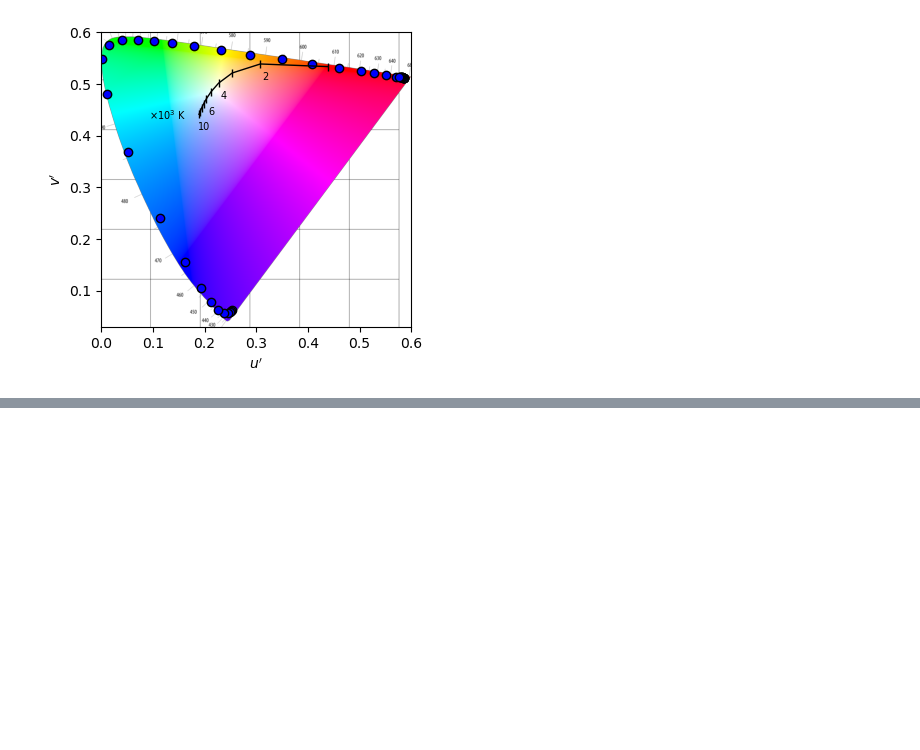
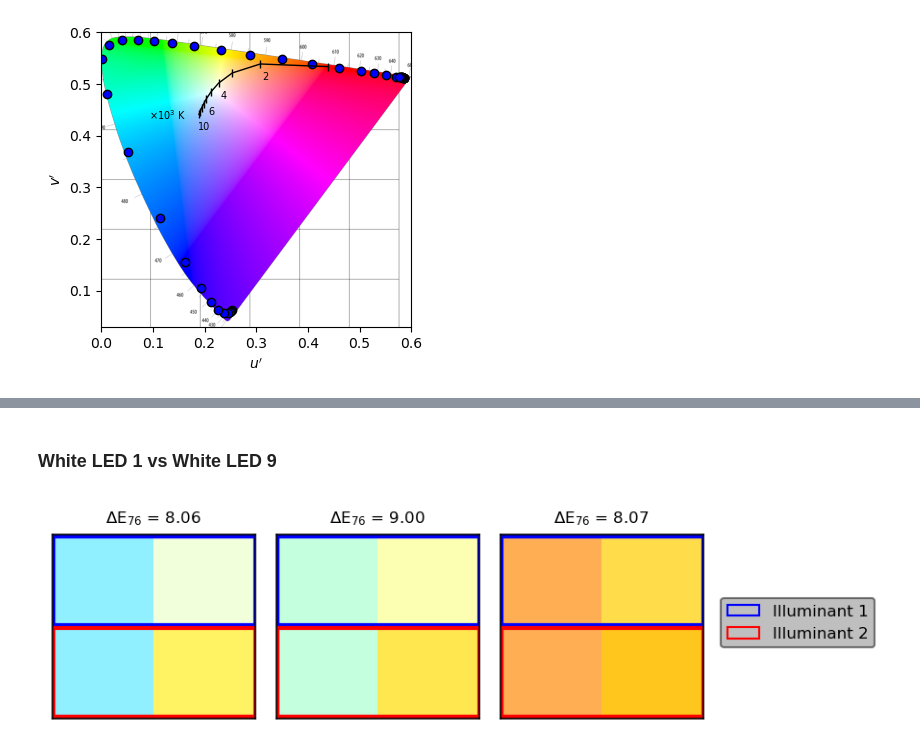
Before and after one commit to npcrmns/App-Physics-167, a Jupyter notebook: [6] Color Imaging/Color Imaging.ipynb, the cells around one changed output, grey strips where cells are left out. Drawn from its saved outputs; the diff is of its cells as text; code cells hidden in the pictures; blank space fills up the shorter version.

```diff
--- a/[6] Color Imaging/Color Imaging.ipynb
+++ b/[6] Color Imaging/Color Imaging.ipynb
@@ -257,0 +390,6 @@ munsell_coords = pd.DataFrame(munsell_data["C"])
+# %% [markdown]
+### White LED 1 vs White LED 9
+# %%
+Munsell_Comparison([red, green, blue], LED[:,0], LED[:,8], [365, 420, 1240])
+# %% [output]
+[figure, added]
```
Also changed, not shown: parts of 27 cells of this notebook, 3 other files.
